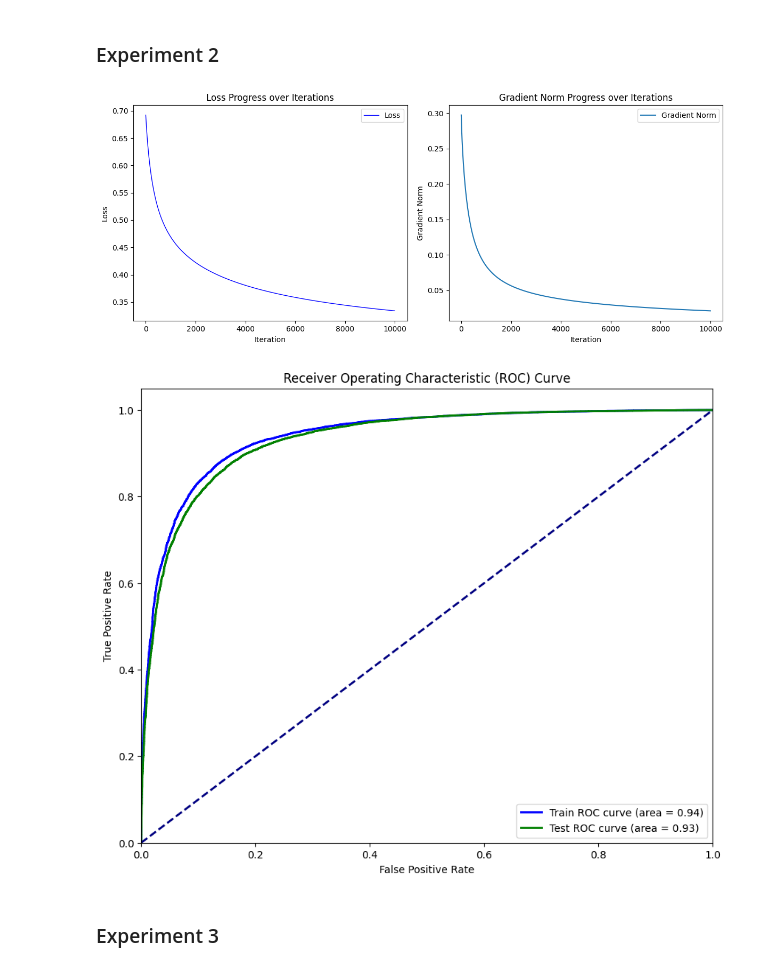
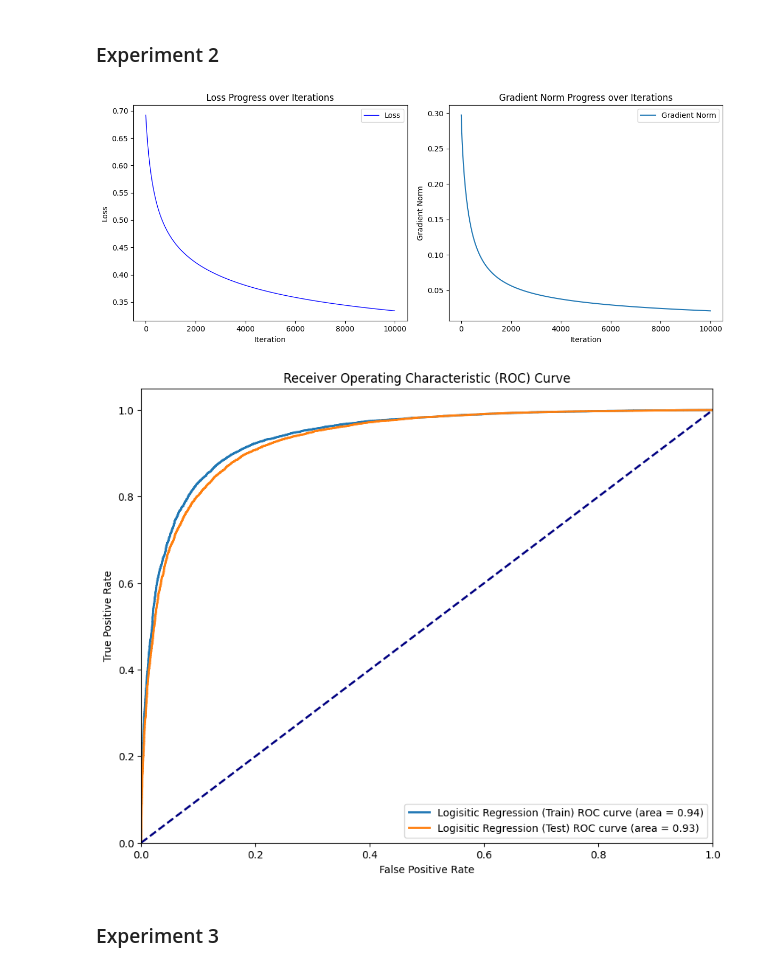
Before and after one commit to ben-jamming/COMP-551, a Jupyter notebook: Assignment-2/data_processing.ipynb, the cells around one changed output. Saved outputs shown, nothing was run; the diff lists cells and outputs as text; code cells hidden in the pictures.

```diff
--- a/Assignment-2/data_processing.ipynb
+++ b/Assignment-2/data_processing.ipynb
@@ -187,34 +188,23 @@ def plot_binary_classification(results):
     plt.legend(loc="lower right")
     plt.show()
 
-def plot_roc_curves(results_train, results_test, additional_results=None):
+def plot_multiple_roc_curves(results_dict):
     """
-    Plot ROC curves for training and test datasets, and optionally for an additional classifier.
+    Plot ROC curves for multiple classifiers.
 
     Args:
-    - results_train: tuple of (fpr, tpr, auroc) for the training set.
-    - results_test: tuple of (fpr, tpr, auroc) for the test set.
-    - additional_results: tuple of (fpr, tpr, auroc) for an additional classifier, optional.
+    - results_dict: Dictionary mapping model names (str) to tuples of (fpr, tpr, auroc).
 
     Return:
     - None, plot the ROC curves.
     """
     plt.figure(figsize=(10, 8))
 
-    # Plot training ROC
-    fpr, tpr, auroc = results_train
-    plt.plot(fpr, tpr, color='blue', lw=2, label=f'Train ROC curve (area = {auroc:.2f})')
+    # Iterate through the results dictionary and plot each ROC curve
+    for model_name, (fpr, tpr, auroc) in results_dict.items():
+        plt.plot(fpr, tpr, lw=2, label=f'{model_name} ROC curve (area = {auroc:.2f})')
 
-    # Plot test ROC
-    fpr, tpr, auroc = results_test
-    plt.plot(fpr, tpr, color='green', lw=2, label=f'Test ROC curve (area = {auroc:.2f})')
-
-    # Optionally plot additional classifier ROC
-    if additional_results:
-        fpr, tpr, auroc = additional_results
-        plt.plot(fpr, tpr, color='red', lw=2, label=f'Additional ROC curve (area = {auroc:.2f})')
-
-    # Plot diagonal line
+    # Plot diagonal line for no skill classifier
     plt.plot([0, 1], [0, 1], color='navy', lw=2, linestyle='--')
 
     plt.xlim([0.0, 1.0])
@@ -340,37 +339,31 @@ experiment_one()
 # %%
 def experiment_two(X_train, y_train, X_test, y_test, top_indices):
     """
     Implement and conduct:
     - Binary classification on the IMDb Reviews
     - Multi-class classification on the 20 news group dataset
     """
-    # Convert y_train and y_test to binary
-    y_train_binary = (y_train > 5).astype(int)
-    y_test_binary = (y_test > 5).astype(int)
 
-    # Filter features based on top_indices
-    X_train_filtered = X_train[:, top_indices]
-    X_test_filtered = X_test[:, top_indices]
-
-    model = LogisticRegression(learning_rate=0.01, epsilon=1e-5, max_iters=1e4)
+    model = CustomLogisticRegression(learning_rate=0.01, epsilon=1e-5, max_iters=1e4,record_training=True)
     model.fit(X_train_filtered, y_train_binary)
     plot_training_progress(model)
     y_pred_prob_test = model.predict(X_test_filtered)
     y_pred_prob_train = model.predict(X_train_filtered)
 
     # Compute ROC curve and ROC area for the test set
     fpr_test, tpr_test, _ = roc_curve(y_test_binary, y_pred_prob_test)
     roc_auc_test = auc(fpr_test, tpr_test)
 
     # Compute ROC curve and ROC area for the training set
     fpr_train, tpr_train, _ = roc_curve(y_train_binary, y_pred_prob_train)
     roc_auc_train = auc(fpr_train, tpr_train)
+    results = {"Logisitic Regression (Train)": (fpr_train, tpr_train, roc_auc_train),
+               "Logisitic Regression (Test)": (fpr_test, tpr_test, roc_auc_test)}
+    plot_multiple_roc_curves(results)
 
-    plot_roc_curves((fpr_train, tpr_train, roc_auc_train), (fpr_test, tpr_test, roc_auc_test))
-
-experiment_two(X_train, y_train, X_test, y_test, top_indices)
+experiment_two(X_train_filtered, y_train_binary, X_test_filtered, y_test_binary, top_indices)
 # %% [output]
 [figure]
-[figure, old version]
+[figure, new version]
 # %% [markdown]
 ### Experiment 3 ###
```
Also changed, not shown: parts of 4 cells of this notebook, 1 other file.
